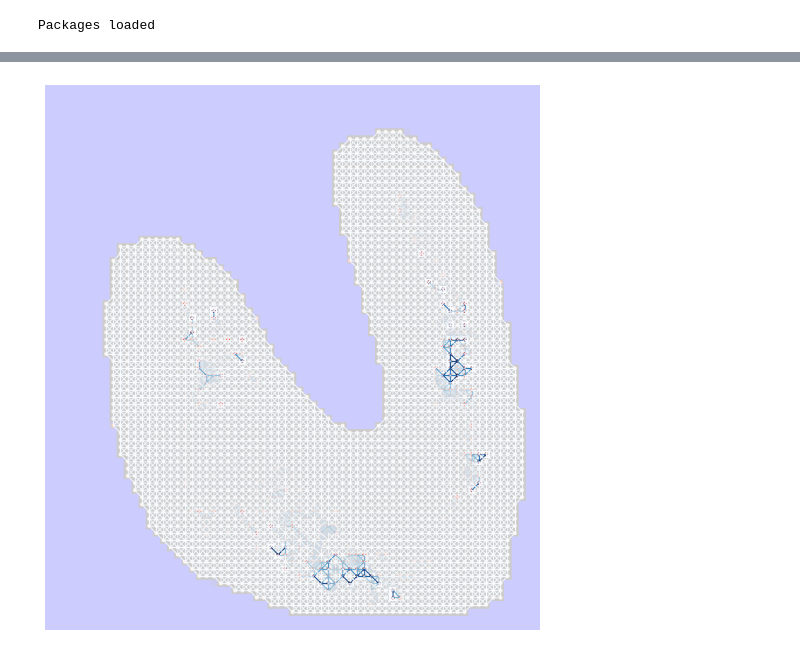
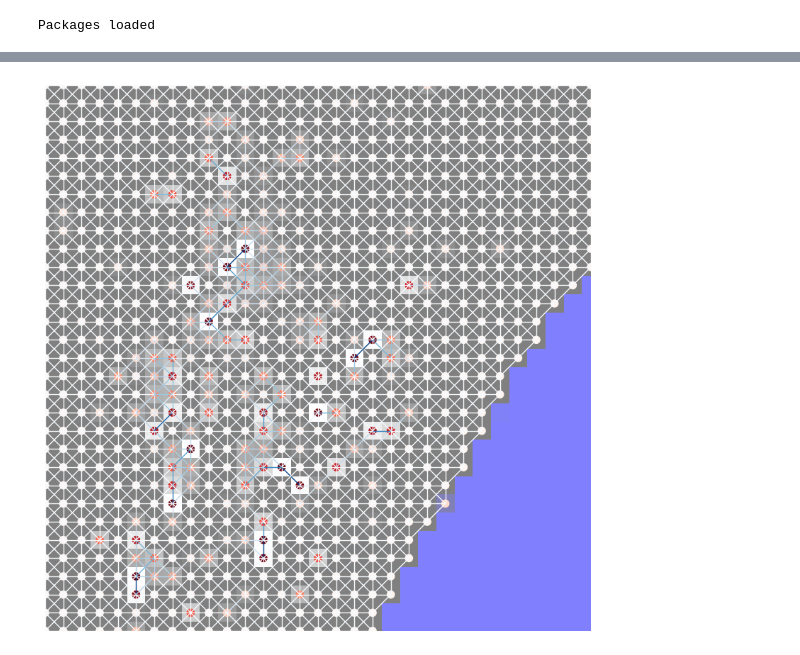
Before and after one commit to izzy-cole/Path-Prediction-Vasculogenesis, a Jupyter notebook: shortest_path_stochastic.ipynb, the cells around one changed output, grey strips where cells are left out. Drawn from its saved outputs; the diff is of its cells as text; code cells hidden in the pictures.

```diff
--- a/shortest_path_stochastic.ipynb
+++ b/shortest_path_stochastic.ipynb
@@ -16,10 +14,11 @@ Packages loaded
 # %%
 n=1
 stage = 5
-compression=0.05
+compression=0.08
 
 image = cv2.imread(f'data/n{n}_hh{stage}_shortest_paths.png')
 image = cv2.resize(image, None, fx=compression,fy=compression)
+print([len(image[0]),len(image)])
 nodes = paths.initialise_nodes(image)
 print("Node initialisation complete")
 adj = paths.initialise_edges(nodes)
@@ -28,6 +33,6 @@ Node initialisation complete
 # %%
 from visualisation import visualise_network
-visualise_network(nodes,adj,image,im_alpha=0.2,node_size=0.2,edge_width=1)
+visualise_network(nodes,adj,image,im_alpha=0.5,node_size=0.2,edge_width=1,coords=[25,45],size=[30,30])
 # %% [output]
-[figure, old version]
+[figure, new version]
 # %%
```
Also changed, not shown: parts of 7 cells of this notebook, 2 other files.
